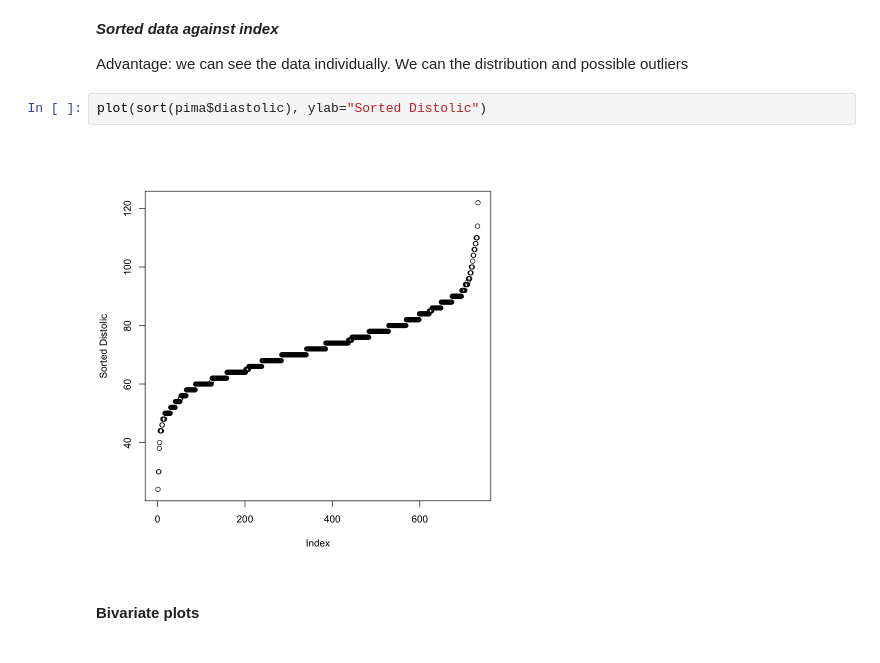
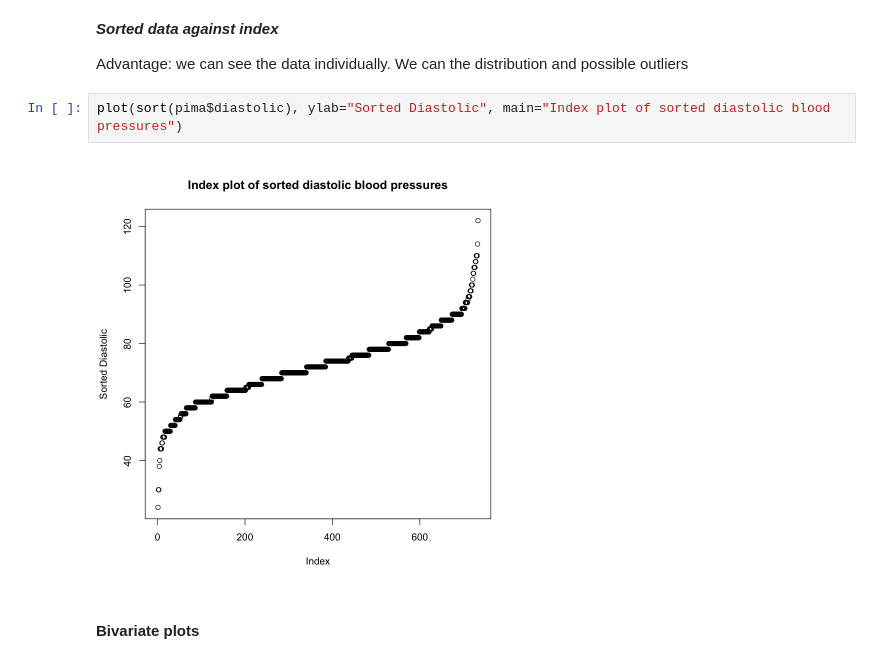
Before and after one commit to rajansawhney/linear-models-with-R, a Jupyter notebook: notebook/01-intro.ipynb, the cells around one changed output. Drawn from its saved outputs; the diff is of its cells as text.

```diff
--- a/notebook/01-intro.ipynb
+++ b/notebook/01-intro.ipynb
@@ -152,8 +152,8 @@ ___Sorted data against index___
 
 Advantage: we can see the data individually. We can the distribution and possible outliers
 # %%
-plot(sort(pima$diastolic), ylab="Sorted Distolic")
+plot(sort(pima$diastolic), ylab="Sorted Diastolic", main="Index plot of sorted diastolic blood pressures")
 # %% [output]
-[figure, old version]
+[figure, new version]
 # %% [markdown]
 #### Bivariate plots
```
Also changed, not shown: parts of 45 cells of this notebook.
